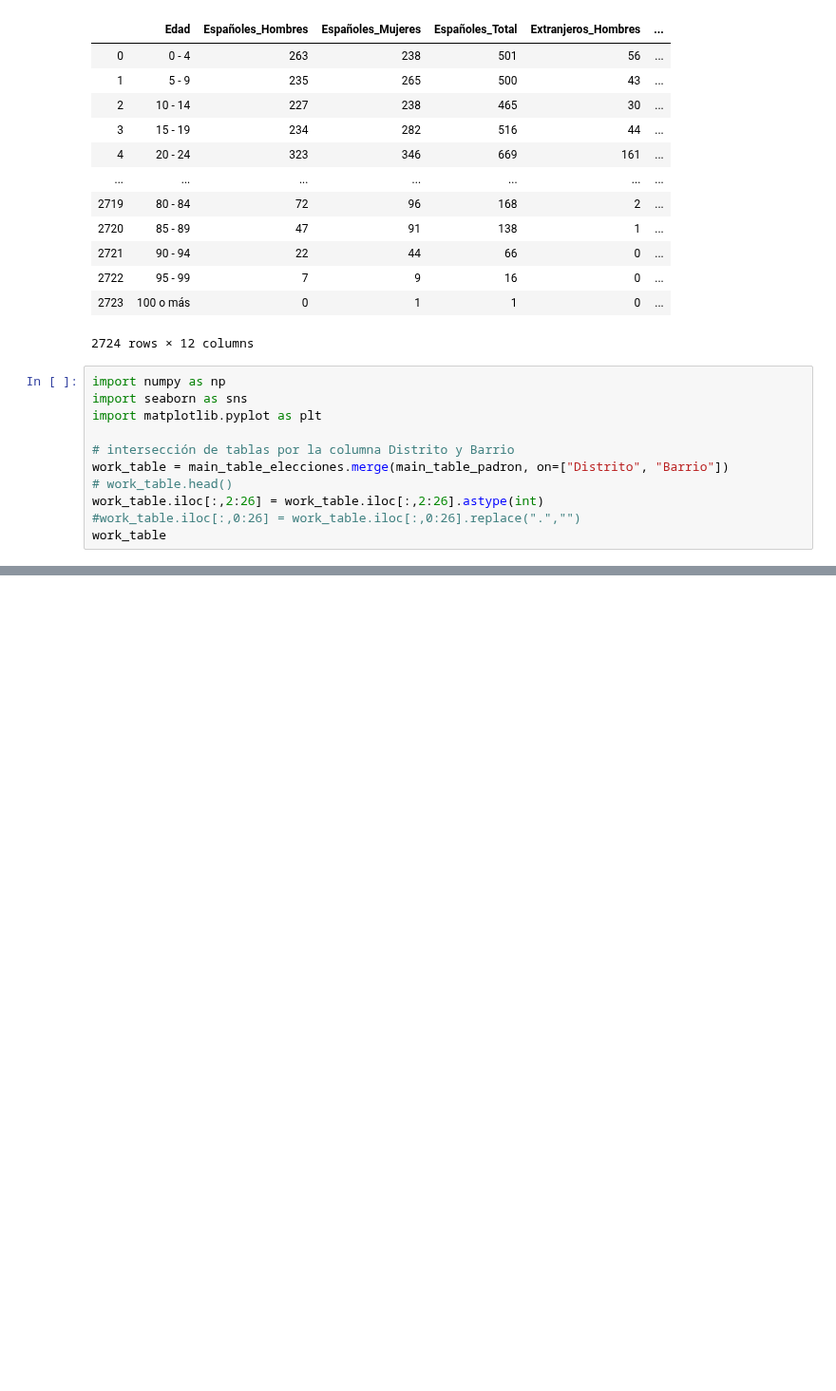
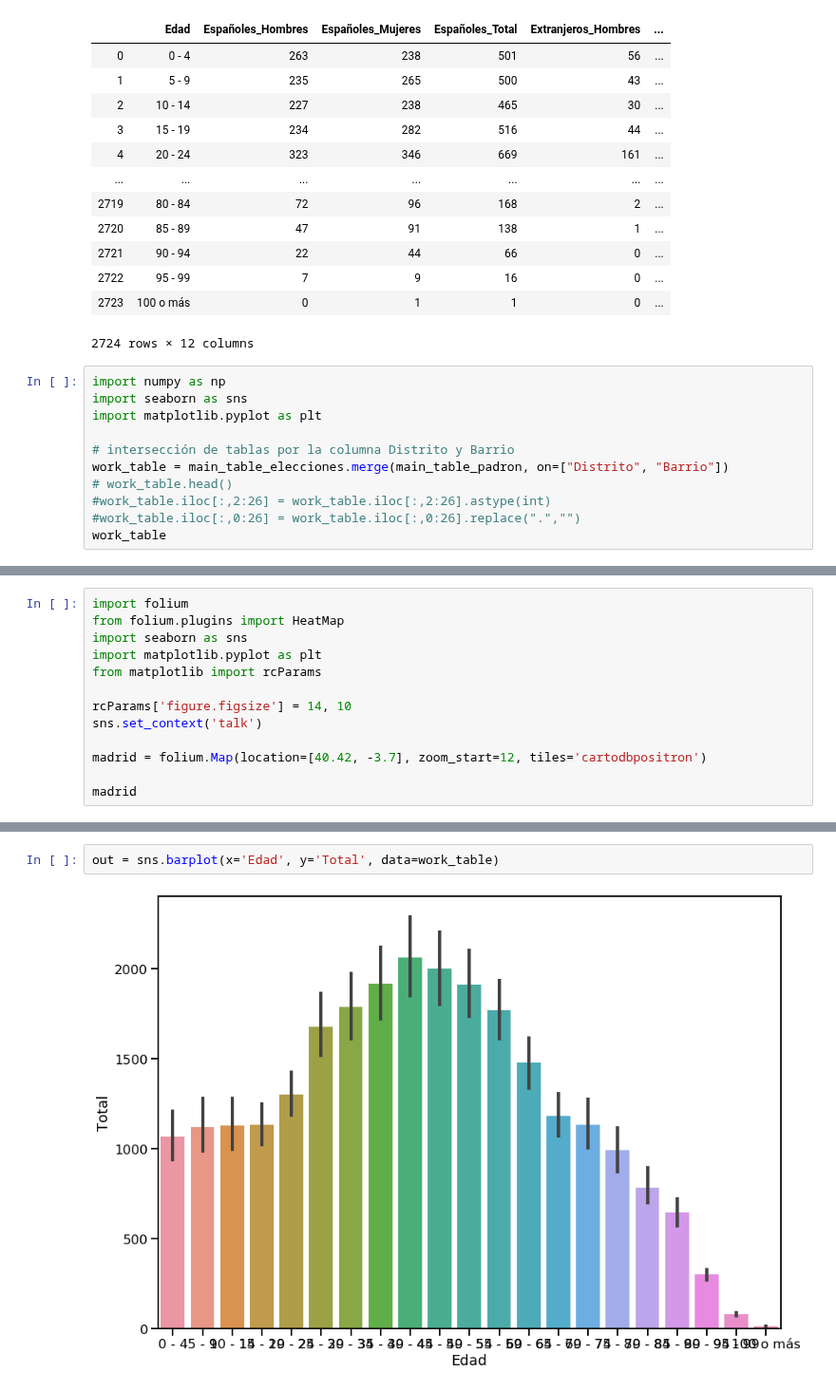
Before and after one commit to InmaLatorre/G3_ProyectoPython, a Jupyter notebook: main_fer.ipynb, the cells around one changed output, grey strips where cells are left out. Shown at 95% size. Drawn from its saved outputs; the diff is of its cells as text; blank space fills up the shorter version.

```diff
--- a/main_fer.ipynb
+++ b/main_fer.ipynb
@@ -113,7 +109,7 @@ import matplotlib.pyplot as plt
 # intersección de tablas por la columna Distrito y Barrio
 work_table = main_table_elecciones.merge(main_table_padron, on=["Distrito", "Barrio"])
 # work_table.head()
-work_table.iloc[:,2:26] = work_table.iloc[:,2:26].astype(int)
+#work_table.iloc[:,2:26] = work_table.iloc[:,2:26].astype(int)
 #work_table.iloc[:,0:26] = work_table.iloc[:,0:26].replace(".","")
 work_table
 # %% [output]
@@ -120,0 +169,13 @@ ValueError: invalid literal for int() with base 10: '7.0'
+# %%
+import folium
+from folium.plugins import HeatMap
+import seaborn as sns
+import matplotlib.pyplot as plt
+from matplotlib import rcParams
+
+rcParams['figure.figsize'] = 14, 10
+sns.set_context('talk')
+
+madrid = folium.Map(location=[40.42, -3.7], zoom_start=12, tiles='cartodbpositron')
+
+madrid
@@ -120,0 +184,4 @@ ValueError: invalid literal for int() with base 10: '7.0'
+# %%
+out = sns.barplot(x='Edad', y='Total', data=work_table)
+# %% [output]
+[figure, added]
```
Also changed, not shown: parts of 5 cells of this notebook.
